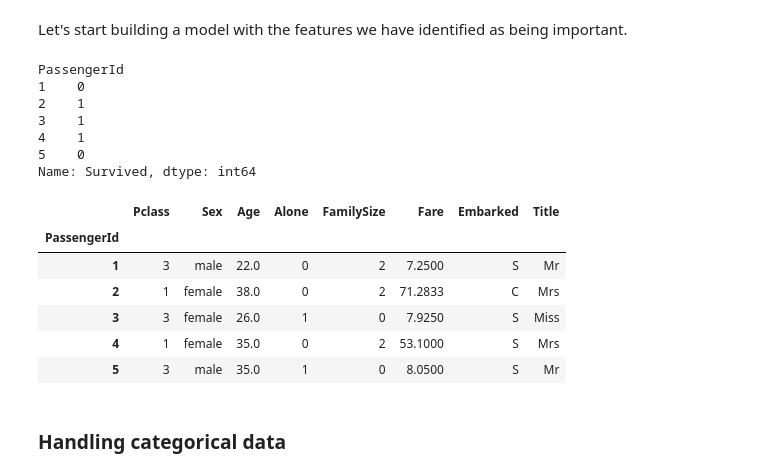
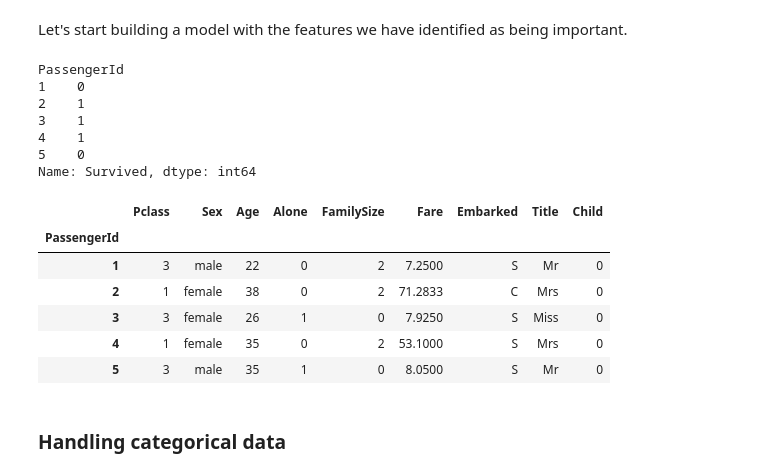
Before and after one commit to sleepypioneer/titanic_survival_model, a Jupyter notebook: model_in_notebook/notebooks/titanic-competition_2.ipynb, the cells around one changed output. Drawn from its saved outputs; the diff is of its cells as text; code cells hidden in the pictures.

```diff
--- a/model_in_notebook/notebooks/titanic-competition_2.ipynb
+++ b/model_in_notebook/notebooks/titanic-competition_2.ipynb
@@ -90,3 +92,5 @@ Name: Age, dtype: float64
+# %%
+train['Age'] = train['Age'].astype(int)
 # %% [markdown]
 ### Passengers travelling with family members
 # %%
@@ -189,0 +196,3 @@ sns.countplot(x='Survived',hue='Pclass',data=children_data)
+# %%
+train['Child'] = train.Age.map(lambda x: 1 if x < 16 else 0)
+train['Child'][0:5]
@@ -495,29 +516,29 @@ Index(['Survived', 'Pclass', 'Name', 'Sex', 'Age', 'SibSp', 'Parch', 'Fare',
 Let's start building a model with the features we have identified as being important.
 # %%
 # Put feature columns into X_train dataframe
-base_features = ['Pclass', 'Sex', 'Age', 'Alone', 'FamilySize', 'Fare', 'Embarked', 'Title']
+base_features = ['Pclass', 'Sex', 'Age', 'Alone', 'FamilySize', 'Fare', 'Embarked', 'Title', 'Child']
 X_train = train[base_features].copy()
 X_train.index = train.index
 # Put survival value into y
 y = train['Survived']
 
 print(y.head())
 X_train.head()
 # %% [output]
 PassengerId
 1    0
 2    1
 3    1
 4    1
 5    0
 Name: Survived, dtype: int64
-|  | Pclass | Sex | Age | Alone | FamilySize | Fare | Embarked | Title |
-| PassengerId |  |  |  |  |  |  |  |  |
-| 1 | 3 | male | 22.0 | 0 | 2 | 7.2500 | S | Mr |
-| 2 | 1 | female | 38.0 | 0 | 2 | 71.2833 | C | Mrs |
-| 3 | 3 | female | 26.0 | 1 | 0 | 7.9250 | S | Miss |
-| 4 | 1 | female | 35.0 | 0 | 2 | 53.1000 | S | Mrs |
-| 5 | 3 | male | 35.0 | 1 | 0 | 8.0500 | S | Mr |
+|  | Pclass | Sex | Age | Alone | FamilySize | Fare | Embarked | Title | Child |
+| PassengerId |  |  |  |  |  |  |  |  |  |
+| 1 | 3 | male | 22 | 0 | 2 | 7.2500 | S | Mr | 0 |
+| 2 | 1 | female | 38 | 0 | 2 | 71.2833 | C | Mrs | 0 |
+| 3 | 3 | female | 26 | 1 | 0 | 7.9250 | S | Miss | 0 |
+| 4 | 1 | female | 35 | 0 | 2 | 53.1000 | S | Mrs | 0 |
+| 5 | 3 | male | 35 | 1 | 0 | 8.0500 | S | Mr | 0 |
 # %% [markdown]
 ### Handling categorical data
 # %%
```
Also changed, not shown: parts of 21 cells of this notebook, 1 other file.
